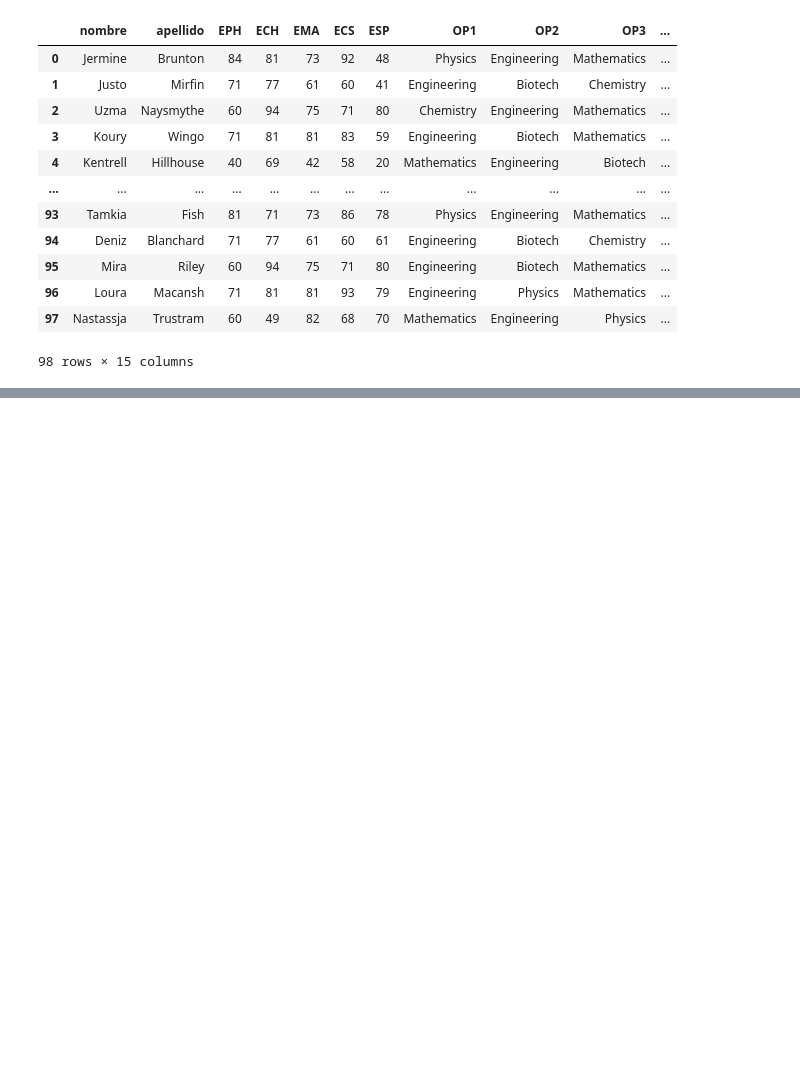
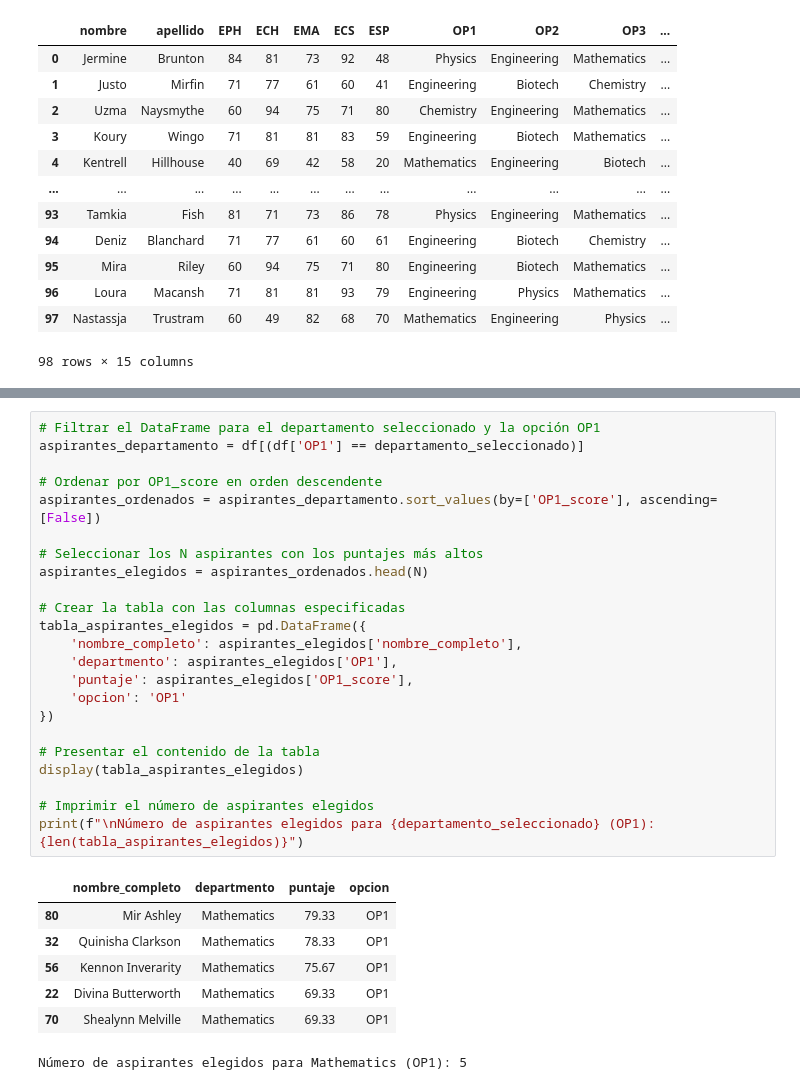
Before and after one commit to AnaLuisaGR/Unidad_1-Actividad_1.ipynb, a Jupyter notebook: Seleccion_de_aspirantes.ipynb, the cells around one changed output, grey strips where cells are left out. Saved outputs shown, nothing was run; the diff lists cells and outputs as text; blank space fills up the shorter version.

```diff
--- a/Seleccion_de_aspirantes.ipynb
+++ b/Seleccion_de_aspirantes.ipynb
@@ -183,0 +215,31 @@ Número de aspirantes elegidos para Engineering (OP1): 5
+# %%
+# Filtrar el DataFrame para el departamento seleccionado y la opción OP1
+aspirantes_departamento = df[(df['OP1'] == departamento_seleccionado)]
+
+# Ordenar por OP1_score en orden descendente
+aspirantes_ordenados = aspirantes_departamento.sort_values(by=['OP1_score'], ascending=[False])
+
+# Seleccionar los N aspirantes con los puntajes más altos
+aspirantes_elegidos = aspirantes_ordenados.head(N)
+
+# Crear la tabla con las columnas especificadas
+tabla_aspirantes_elegidos = pd.DataFrame({
+    'nombre_completo': aspirantes_elegidos['nombre_completo'],
+    'departmento': aspirantes_elegidos['OP1'],
+    'puntaje': aspirantes_elegidos['OP1_score'],
+    'opcion': 'OP1'
+})
+
+# Presentar el contenido de la tabla
+display(tabla_aspirantes_elegidos)
+
+# Imprimir el número de aspirantes elegidos
+print(f"\nNúmero de aspirantes elegidos para {departamento_seleccionado} (OP1): {len(tabla_aspirantes_elegidos)}")
+# %% [output]
+|  | nombre_completo | departmento | puntaje | opcion |
+| 80 | Mir Ashley | Mathematics | 79.33 | OP1 |
+| 32 | Quinisha Clarkson | Mathematics | 78.33 | OP1 |
+| 56 | Kennon Inverarity | Mathematics | 75.67 | OP1 |
+| 22 | Divina Butterworth | Mathematics | 69.33 | OP1 |
+| 70 | Shealynn Melville | Mathematics | 69.33 | OP1 |
+Número de aspirantes elegidos para Mathematics (OP1): 5
```
Also changed, not shown: parts of 5 cells of this notebook.
